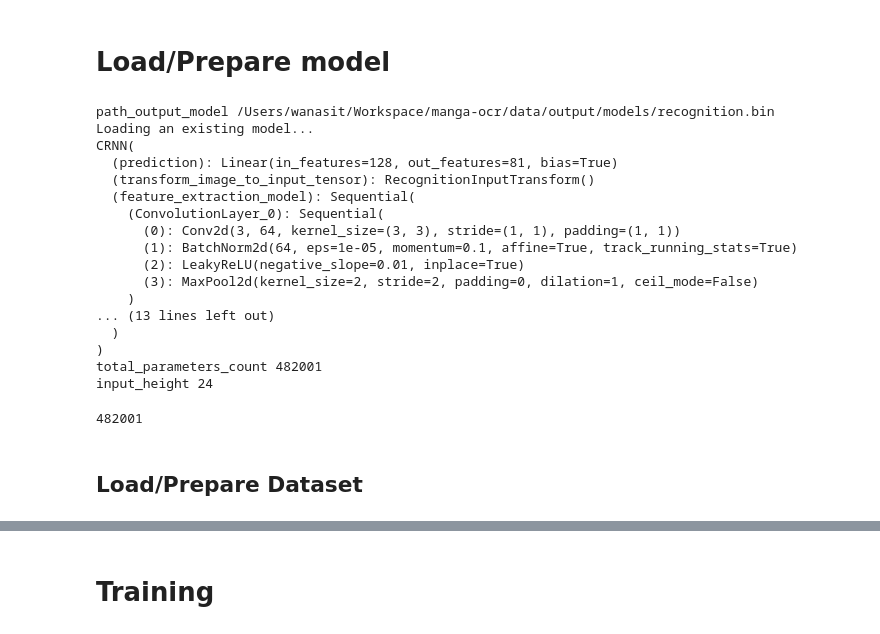
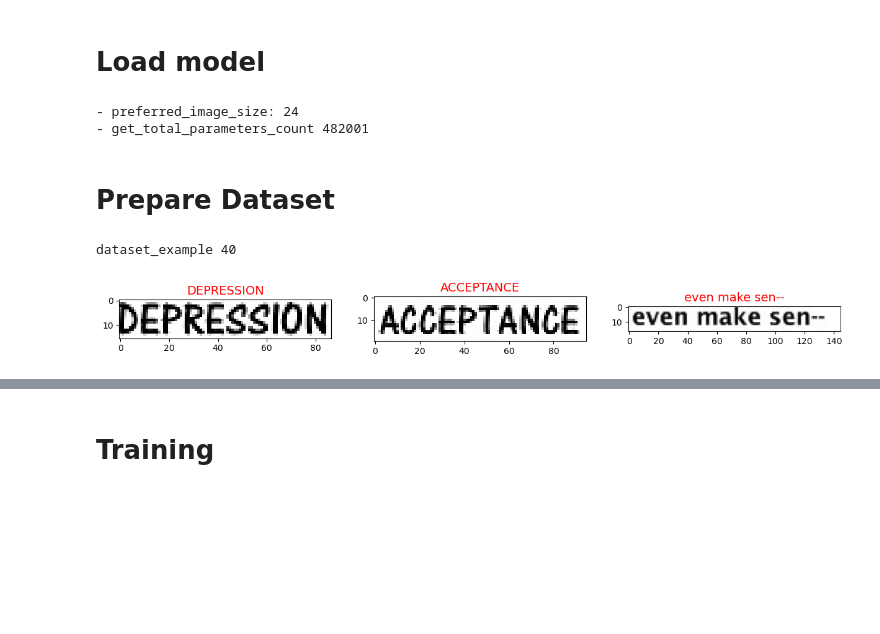
Before and after one commit to wanasit/comic-ocr, a Jupyter notebook: notebooks/Train Recognition Model (default, CRNN small).ipynb, the cells around one changed output, grey strips where cells are left out. Cells and saved outputs as stored; diff of their text form; code cells hidden in the pictures; blank space fills up the shorter version.

```diff
--- a/notebooks/Train Recognition Model (default, CRNN small).ipynb
+++ b/notebooks/Train Recognition Model (default, CRNN small).ipynb
@@ -12,44 +5,24 @@ from comic_ocr.utils.pytorch_model import get_total_parameters_count
 # %% [markdown]
-# Load/Prepare model
+# Load model
 # %%
+import torch
+from comic_ocr.models import recognition
+from comic_ocr.utils import get_path_project_dir
+from comic_ocr.utils.pytorch_model import get_total_parameters_count
 from comic_ocr.models.recognition.crnn.crnn import CRNN
 
-path_output_model = get_path_project_dir('data/output/models/recognition.bin')
-print('path_output_model', os.path.abspath(path_output_model))
 
-forcing_new_model = False
-if os.path.exists(path_output_model) and not forcing_new_model:
-    print('Loading an existing model...')
-    model = torch.load(path_output_model)
-else:
-    print('Creating a new model...')
-    model = CRNN.create_small_model()
+model_name = 'recognition_crnn_small'
+model_path = get_path_project_dir(f'data/output/models/{model_name}.bin')
 
-print(model)
-print('total_parameters_count', get_total_parameters_count(model))
-print('input_height', model.input_height)
+model = CRNN.create_small_model()
+# model = recognition.load_model(model_path)
-# %% [output]
-path_output_model /Users/wanasit/Workspace/manga-ocr/data/output/models/recognition.bin
-Loading an existing model...
-CRNN(
-  (prediction): Linear(in_features=128, out_features=81, bias=True)
-  (transform_image_to_input_tensor): RecognitionInputTransform()
-  (feature_extraction_model): Sequential(
-    (ConvolutionLayer_0): Sequential(
-      (0): Conv2d(3, 64, kernel_size=(3, 3), stride=(1, 1), padding=(1, 1))
-      (1): BatchNorm2d(64, eps=1e-05, momentum=0.1, affine=True, track_running_stats=True)
-      (2): LeakyReLU(negative_slope=0.01, inplace=True)
-      (3): MaxPool2d(kernel_size=2, stride=2, padding=0, dilation=1, ceil_mode=False)
-    )
-... (13 lines left out)
-  )
-)
-total_parameters_count 482001
-input_height 24
 # %%
-get_total_parameters_count(model)
+print('- preferred_image_size:', model.preferred_image_height)
+print('- get_total_parameters_count', get_total_parameters_count(model))
 # %% [output]
-482001
+- preferred_image_size: 24
+- get_total_parameters_count 482001
 # %% [markdown]
-## Load/Prepare Dataset
+# Prepare Dataset
 # %%
@@ -57 +30,13 @@ from comic_ocr.models.recognition.recognition_dataset import RecognitionDataset
+# %%
+dataset_example_path = get_path_project_dir('example/manga_annotated')
+dataset_example = recognition.RecognitionDataset.load_annotated_dataset(dataset_example_path)
+print('dataset_example', len(dataset_example))
+
+show_images(
+    [dataset_example.get_line_image(0), dataset_example.get_line_image(1), dataset_example.get_line_image(-1)],
+    [dataset_example.get_line_text(0), dataset_example.get_line_text(1), dataset_example.get_line_text(-1)],
+)
+# %% [output]
+dataset_example 40
+[figure, added]
 # %%
```
Also changed, not shown: parts of 11 cells of this notebook, 17 other files.
